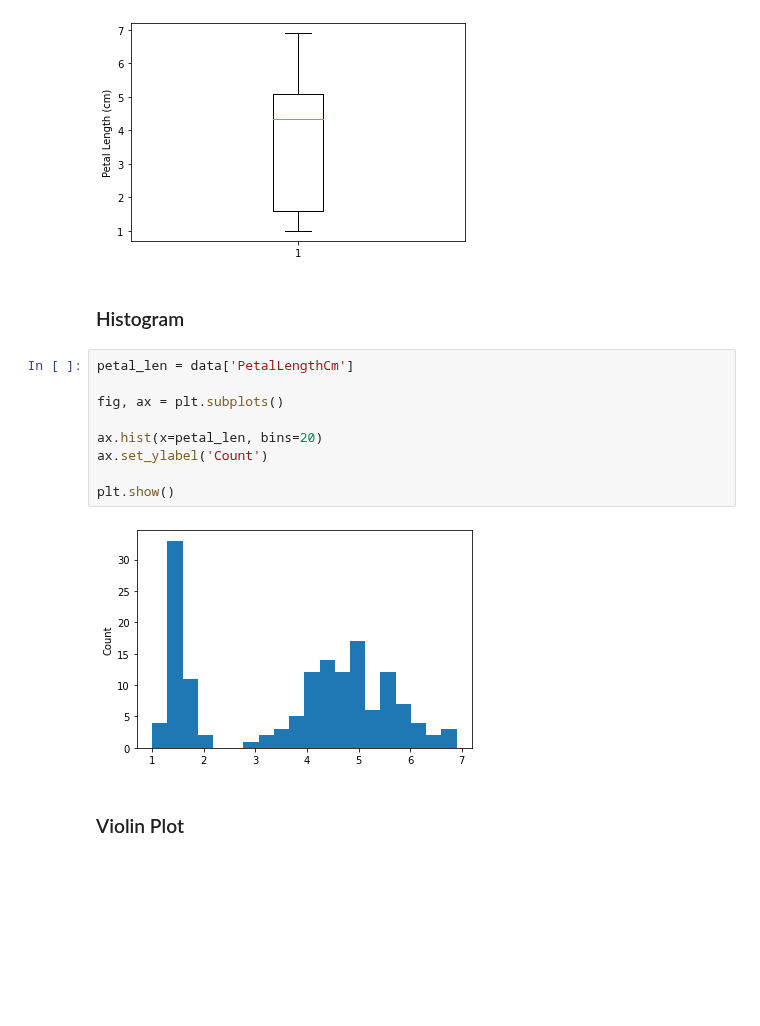
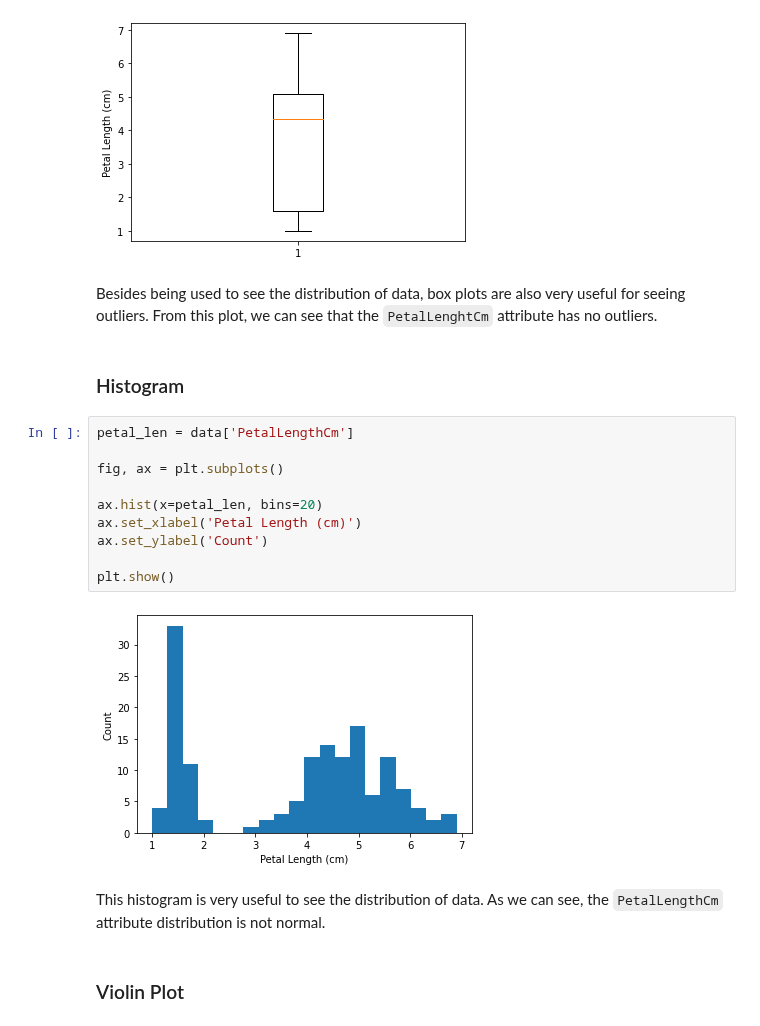
Before and after one commit to adhang/data-science-digital-skola, a Jupyter notebook: 15. Intermediate Visualization/Homework - Intermediate Visualization.ipynb, the cells around one changed output. Cells and saved outputs as stored; diff of their text form; blank space fills up the shorter version.

```diff
--- a/15. Intermediate Visualization/Homework - Intermediate Visualization.ipynb
+++ b/15. Intermediate Visualization/Homework - Intermediate Visualization.ipynb
@@ -365,19 +373,24 @@ ax.set_ylabel('Petal Length (cm)')
 plt.show()
 # %% [output]
 [figure]
+# %% [markdown]
+Besides being used to see the distribution of data, box plots are also very useful for seeing outliers. From this plot, we can see that the `PetalLenghtCm` attribute has no outliers.
 # %% [markdown]
 ### Histogram
 # %%
 petal_len = data['PetalLengthCm']
 
 fig, ax = plt.subplots()
 
 ax.hist(x=petal_len, bins=20)
+ax.set_xlabel('Petal Length (cm)')
 ax.set_ylabel('Count')
 
 plt.show()
 # %% [output]
-[figure, old version]
+[figure, new version]
+# %% [markdown]
+This histogram is very useful to see the distribution of data. As we can see, the `PetalLengthCm` attribute distribution is not normal.
 # %% [markdown]
 ### Violin Plot
 # %%
```
Also changed, not shown: parts of 5 cells of this notebook.
